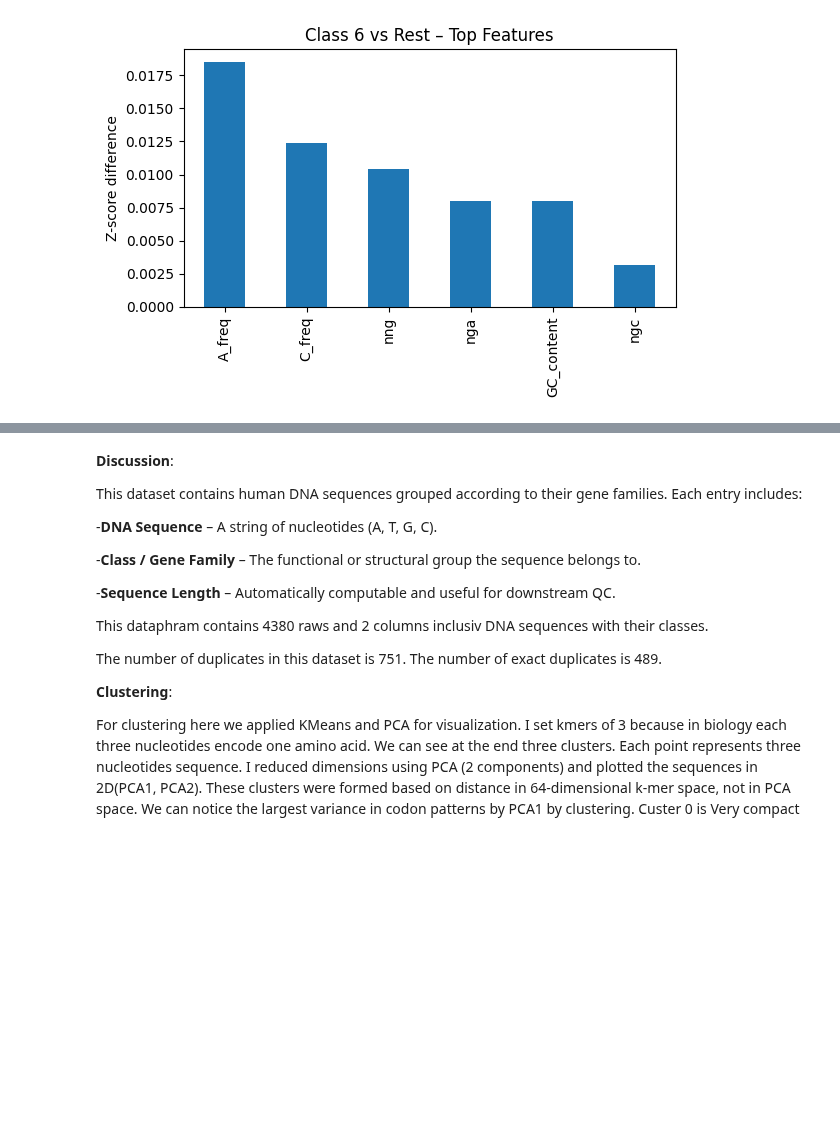
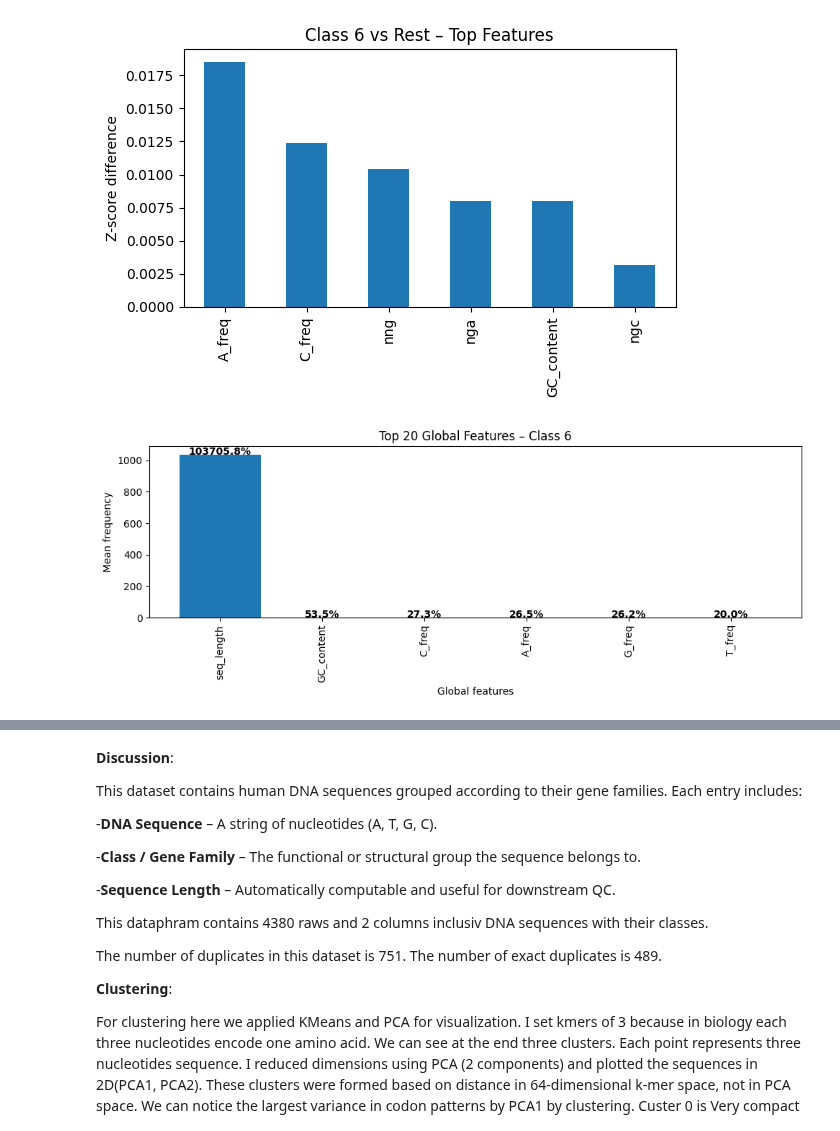
Before and after one commit to YamenNahhas/my-data-project, a Jupyter notebook: notebooks/DNA classification/Human Data Sequnence.ipynb, the cells around one changed output, grey strips where cells are left out. Cells and saved outputs as stored; diff of their text form; code cells hidden in the pictures; blank space fills up the shorter version.

```diff
--- a/notebooks/DNA classification/Human Data Sequnence.ipynb
+++ b/notebooks/DNA classification/Human Data Sequnence.ipynb
@@ -474,6 +490,31 @@ plt.title("Class 6 vs Rest – Top Features")
 plt.tight_layout()
 # %% [output]
 [figure]
+# %%
+global_feats = [f for f in mean_features.columns if f in global_feature_names]
+global_feats_6 =  mean_features.loc[6, global_feats].sort_values(ascending=False).iloc[:20]
+fig, ax = plt.subplots(figsize=(10, 4))
+
+ax.bar(global_feats_6.index, global_feats_6.values)
+ax.set_title("Top 20 Global Features – Class 6")
+ax.set_ylabel("Mean frequency")
+ax.set_xlabel("Global features")
+ax.set_xticklabels(global_feats_6.index, rotation=90)
+for bar in ax.patches:
+    height = bar.get_height()
+    ax.text(
+        bar.get_x() + bar.get_width() / 2,
+        height + 0.005,
+        f"{height:.1%}",
+        ha='center',
+        fontweight='bold',
+        fontsize=10
+    );
+
+plt.tight_layout()
+plt.show()
+# %% [output]
+[figure, added]
 # %%
 kmer_feats = [f for f in mean_features.columns if len(f) == 3]
 
```
Also changed, not shown: parts of 14 cells of this notebook.
